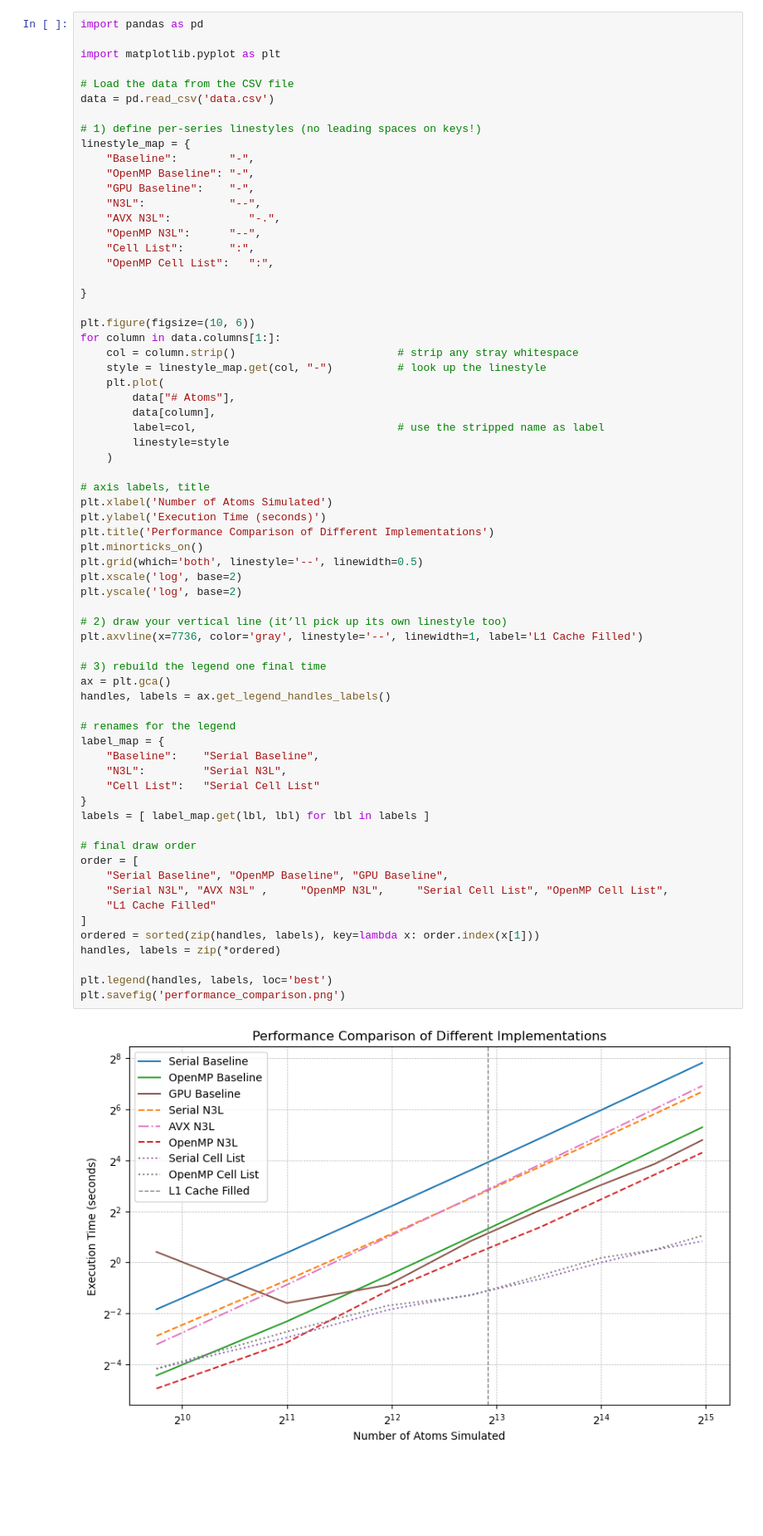
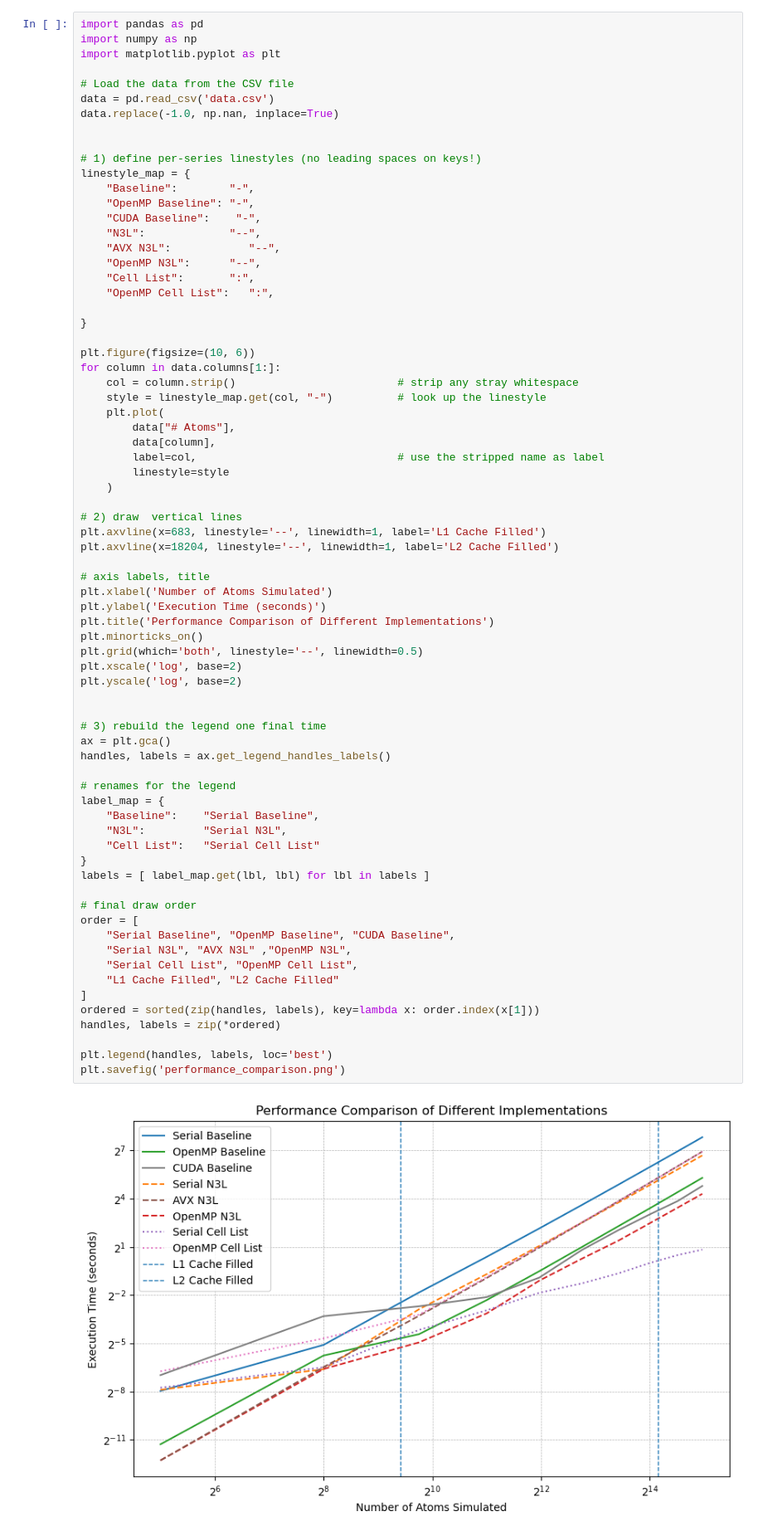
Before and after one commit to alexrmelnick/Molecular-Dynamics-Simulation, a Jupyter notebook: analysis.ipynb, the cells around one changed output. Shown: that part at 83% size. Drawn from its saved outputs; the diff is of its cells as text; blank space fills up the shorter version.

```diff
--- a/analysis.ipynb
+++ b/analysis.ipynb
@@ -1,18 +1,20 @@
 # %%
 import pandas as pd
-
+import numpy as np
 import matplotlib.pyplot as plt
 
 # Load the data from the CSV file
 data = pd.read_csv('data.csv')
+data.replace(-1.0, np.nan, inplace=True)
+
 
 # 1) define per-series linestyles (no leading spaces on keys!)
 linestyle_map = {
     "Baseline":        "-",
     "OpenMP Baseline": "-",
-    "GPU Baseline":    "-",
+    "CUDA Baseline":    "-",
     "N3L":             "--",
-    "AVX N3L":            "-.",
+    "AVX N3L":            "--",
     "OpenMP N3L":      "--",
     "Cell List":       ":",
     "OpenMP Cell List":   ":",
@@ -30,40 +32,43 @@ for column in data.columns[1:]:
         linestyle=style
     )
 
+# 2) draw  vertical lines
+plt.axvline(x=683, linestyle='--', linewidth=1, label='L1 Cache Filled')
+plt.axvline(x=18204, linestyle='--', linewidth=1, label='L2 Cache Filled')
+
 # axis labels, title
 plt.xlabel('Number of Atoms Simulated')
 plt.ylabel('Execution Time (seconds)')
 plt.title('Performance Comparison of Different Implementations')
 plt.minorticks_on()
 plt.grid(which='both', linestyle='--', linewidth=0.5)
 plt.xscale('log', base=2)
 plt.yscale('log', base=2)
 
-# 2) draw your vertical line (it’ll pick up its own linestyle too)
-plt.axvline(x=7736, color='gray', linestyle='--', linewidth=1, label='L1 Cache Filled')
 
 # 3) rebuild the legend one final time
 ax = plt.gca()
 handles, labels = ax.get_legend_handles_labels()
 
 # renames for the legend
 label_map = {
     "Baseline":    "Serial Baseline",
     "N3L":         "Serial N3L",
     "Cell List":   "Serial Cell List"
 }
 labels = [ label_map.get(lbl, lbl) for lbl in labels ]
 
 # final draw order
 order = [
-    "Serial Baseline", "OpenMP Baseline", "GPU Baseline",
-    "Serial N3L", "AVX N3L" ,     "OpenMP N3L",     "Serial Cell List", "OpenMP Cell List",
-    "L1 Cache Filled"
+    "Serial Baseline", "OpenMP Baseline", "CUDA Baseline",
+    "Serial N3L", "AVX N3L" ,"OpenMP N3L",
+    "Serial Cell List", "OpenMP Cell List",
+    "L1 Cache Filled", "L2 Cache Filled"
 ]
 ordered = sorted(zip(handles, labels), key=lambda x: order.index(x[1]))
 handles, labels = zip(*ordered)
 
 plt.legend(handles, labels, loc='best')
 plt.savefig('performance_comparison.png')
 # %% [output]
-[figure, old version]
+[figure, new version]
```
Also changed, not shown: parts of 3 cells of this notebook, 11 other files.
